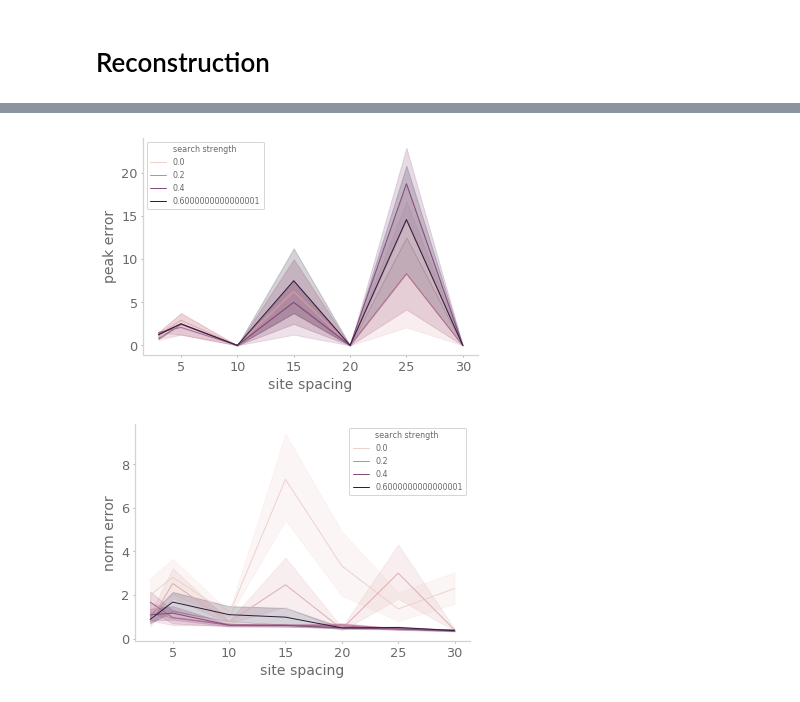
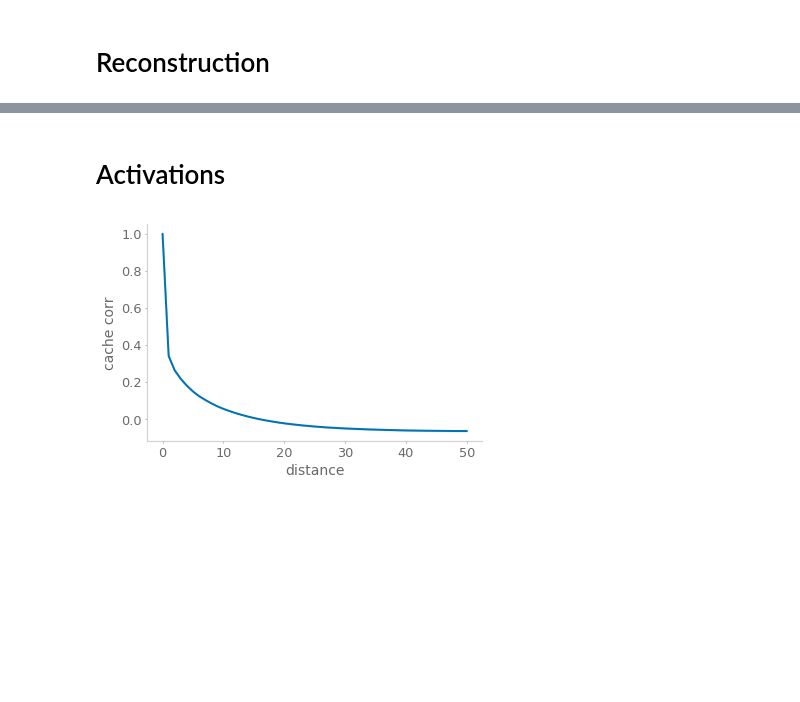
Before and after one commit to chingf/barcodes, a Jupyter notebook: Fig3-resolution-sweep.ipynb, the cells around one changed output, grey strips where cells are left out. Saved outputs shown, nothing was run; the diff lists cells and outputs as text; code cells hidden in the pictures; blank space fills up the shorter version.

```diff
--- a/Fig3-resolution-sweep.ipynb
+++ b/Fig3-resolution-sweep.ipynb
@@ -37,7 +37,7 @@ truncate = False
 # %%
 summary_stats = {
     'identification_1': None, 'identification_2': None,
-    'identification_3': None, 'identification_4': None,
+    'identification_3': None,
     'reconstruct_1': None, 'reconstruct_2': None,
     'reconstruct_3': None, 'activations_1': None, 'activations_2': None
     }
@@ -169,20 +206,12 @@ plt.show()
+# %% [markdown]
+# Activations
 # %%
-df = pd.DataFrame(summary_stats['reconstruct_3'])
+df = pd.DataFrame(summary_stats['activations_1'])
 fig, ax = plt.subplots()
 sns.lineplot(
-    x='site spacing', y='peak error', hue='search strength',
-    data=df
+    x='distance', y='cache corr',
+    data=df, linewidth=2
     )
 plt.show()
 # %% [output]
-[figure, old version]
+[figure, new version]
-# %%
-df = pd.DataFrame(summary_stats['reconstruct_2'])
-fig, ax = plt.subplots()
-sns.lineplot(
-    x='site spacing', y='norm error', hue='search strength',
-    data=df
-    )
-plt.show()
-# %% [output]
-[figure, removed]
```
Also changed, not shown: parts of 20 cells of this notebook, 8 other files.
